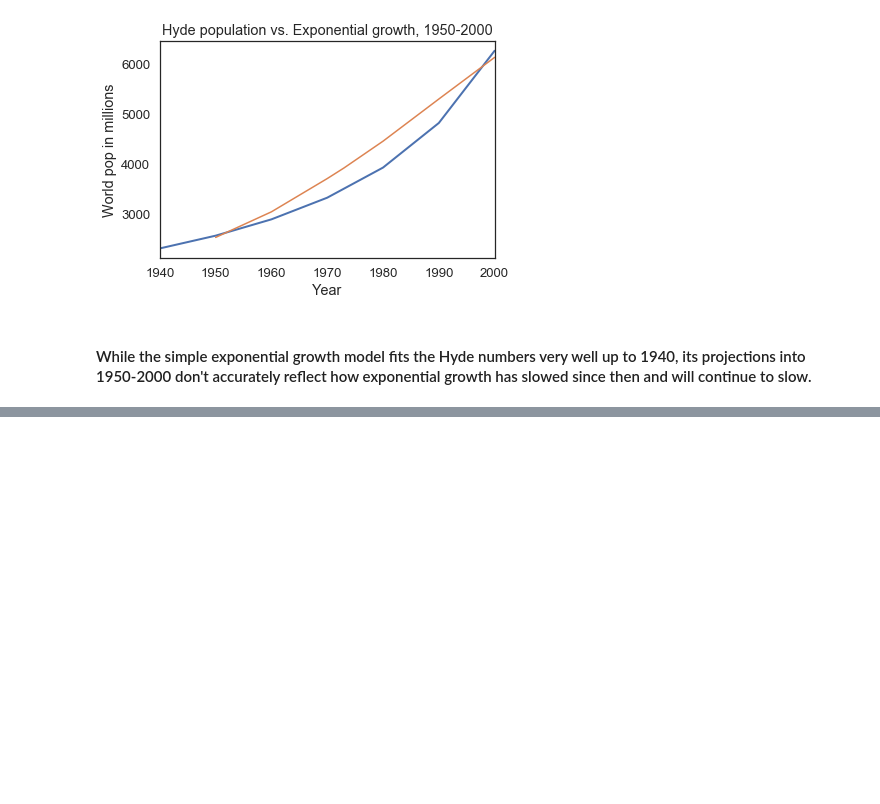
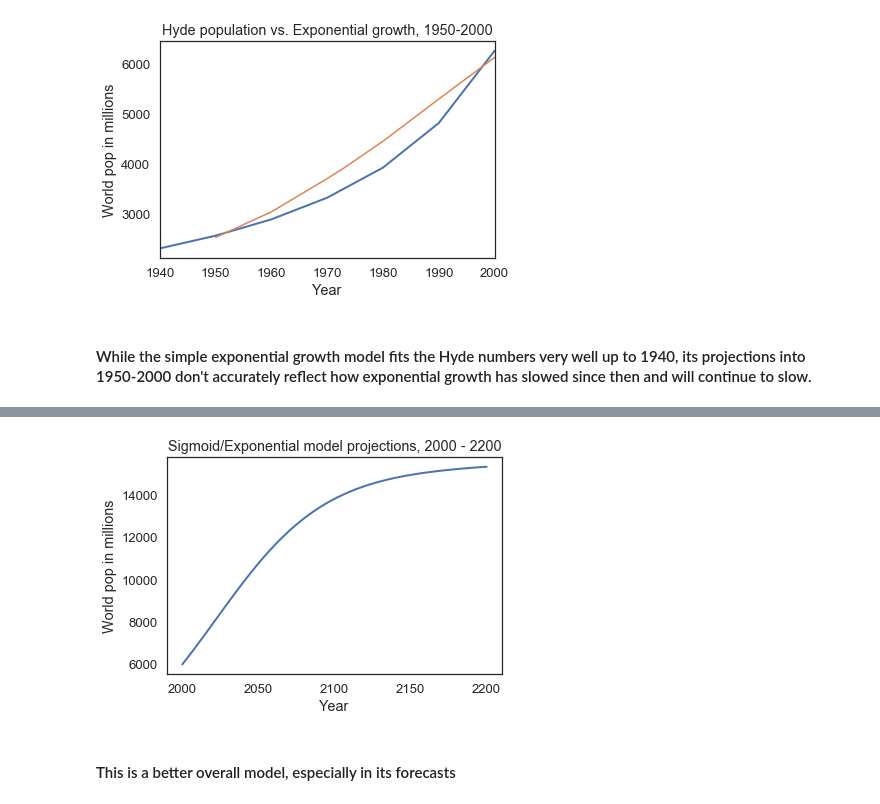
Before and after one commit to ebhtra/msds-604, a Jupyter notebook: ModSimPy/notebooks/chap10.ipynb, the cells around one changed output, grey strips where cells are left out. Cells and saved outputs as stored; diff of their text form; code cells hidden in the pictures; blank space fills up the shorter version.

```diff
--- a/ModSimPy/notebooks/chap10.ipynb
+++ b/ModSimPy/notebooks/chap10.ipynb
@@ -281,0 +321,10 @@ To do:  Try fitting a scaled sigmoid curve to the numbers, since growth is no lo
+# %%
+years = np.linspace(2000, 2200, 50)
+plot(years, [(sigpop(yr - t_0, alpha, maxpop) / 1e6 + exppop(yr, pop1, x, y, z)) for yr in years])
+plt.ylabel("World pop in millions")
+plt.xlabel("Year")
+plt.title("Sigmoid/Exponential model projections, 2000 - 2200");
+# %% [output]
+[figure, added]
+# %% [markdown]
+#### This is a better overall model, especially in its forecasts
```
Also changed, not shown: parts of 7 cells of this notebook.
